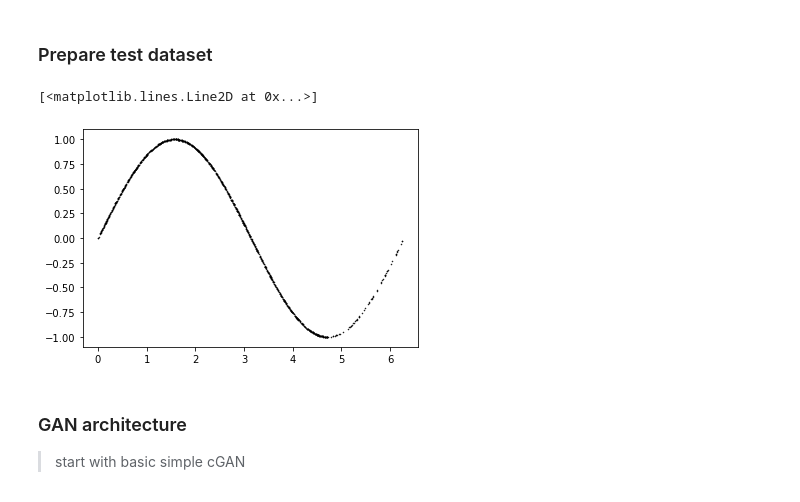
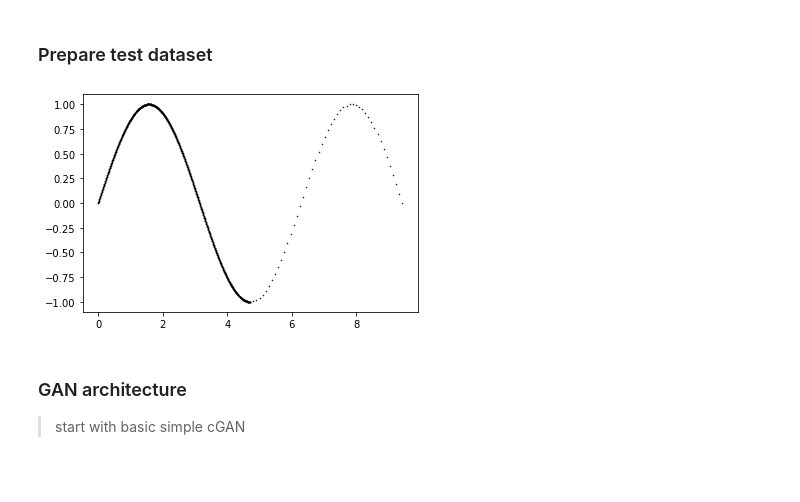
Before and after one commit to SerafimGulevskiy/GAN-Estimation-Uncertainty, a Jupyter notebook: uncertainty/cgan.ipynb, the cells around one changed output. Saved outputs shown, nothing was run; the diff lists cells and outputs as text; code cells hidden in the pictures.

```diff
--- a/uncertainty/cgan.ipynb
+++ b/uncertainty/cgan.ipynb
@@ -37,5 +40,12 @@ from datasets.sine import SinDataset
 # %%
 my_dataset = SinDataset(
                   train_data_length = 1024,
-                  train_data_length_certain = 800
+                  train_data_length_certain = 974,
+                  multiplier_2 = 3
+
                 )
+
+# my_dataset = SinDataset(
+#                   train_data_length = 990,
+#                   train_data_length_certain = 990
+#                 )
@@ -42,8 +54,10 @@ my_dataset = SinDataset(
 # %%
 plt.plot(my_dataset[:][1], my_dataset[:][0], 'ko', markersize=0.5)
+
+save_filename = os.path.join('datasets', 'sine')
+plt.savefig(save_filename, dpi=300)
 # %% [output]
-[<matplotlib.lines.Line2D at 0x...>]
-[figure, old version]
+[figure, new version]
 # %%
 BATCH_SIZE = 32
 train_loader = torch.utils.data.DataLoader(
```
Also changed, not shown: parts of 190 cells of this notebook.
